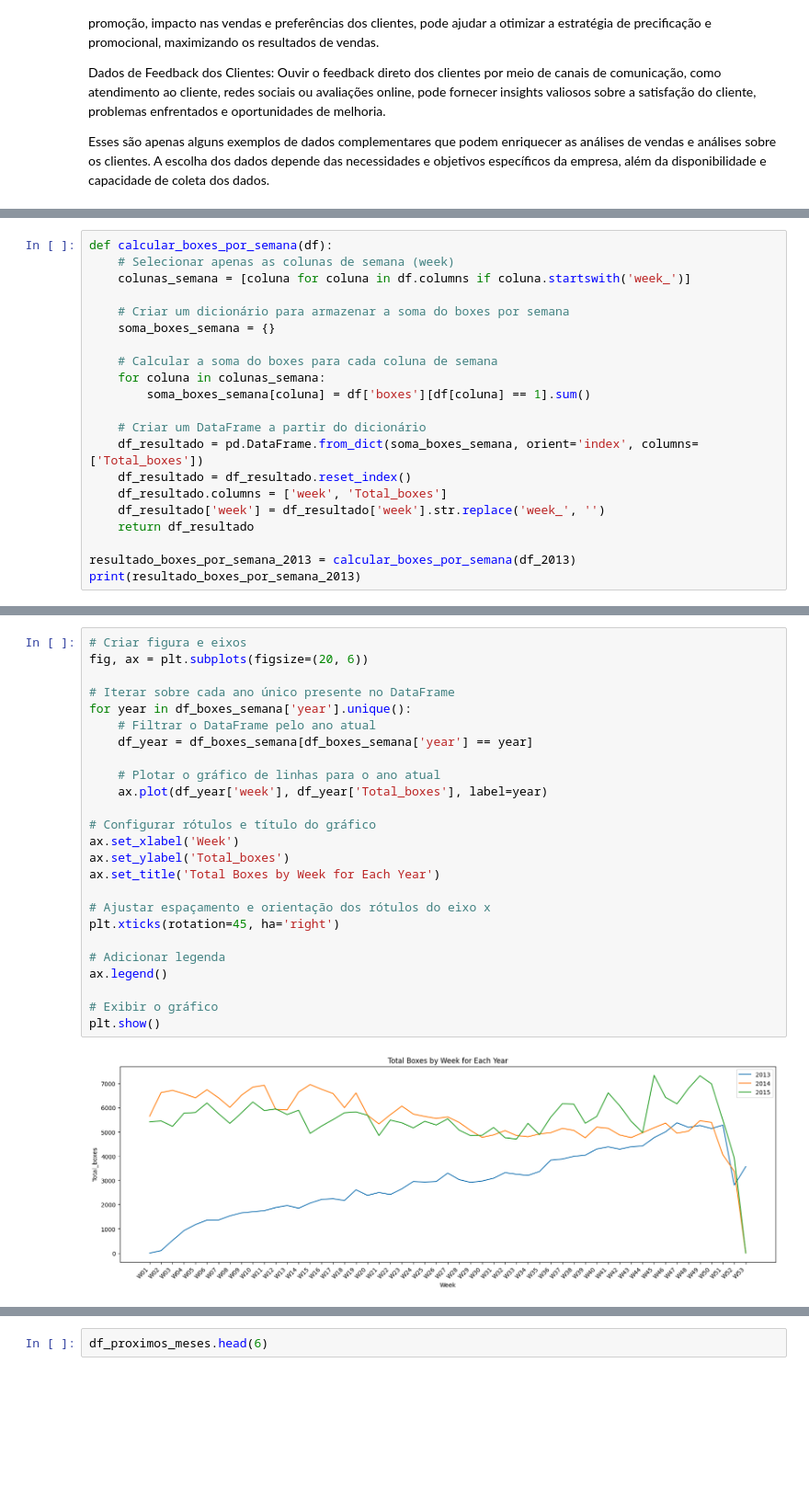
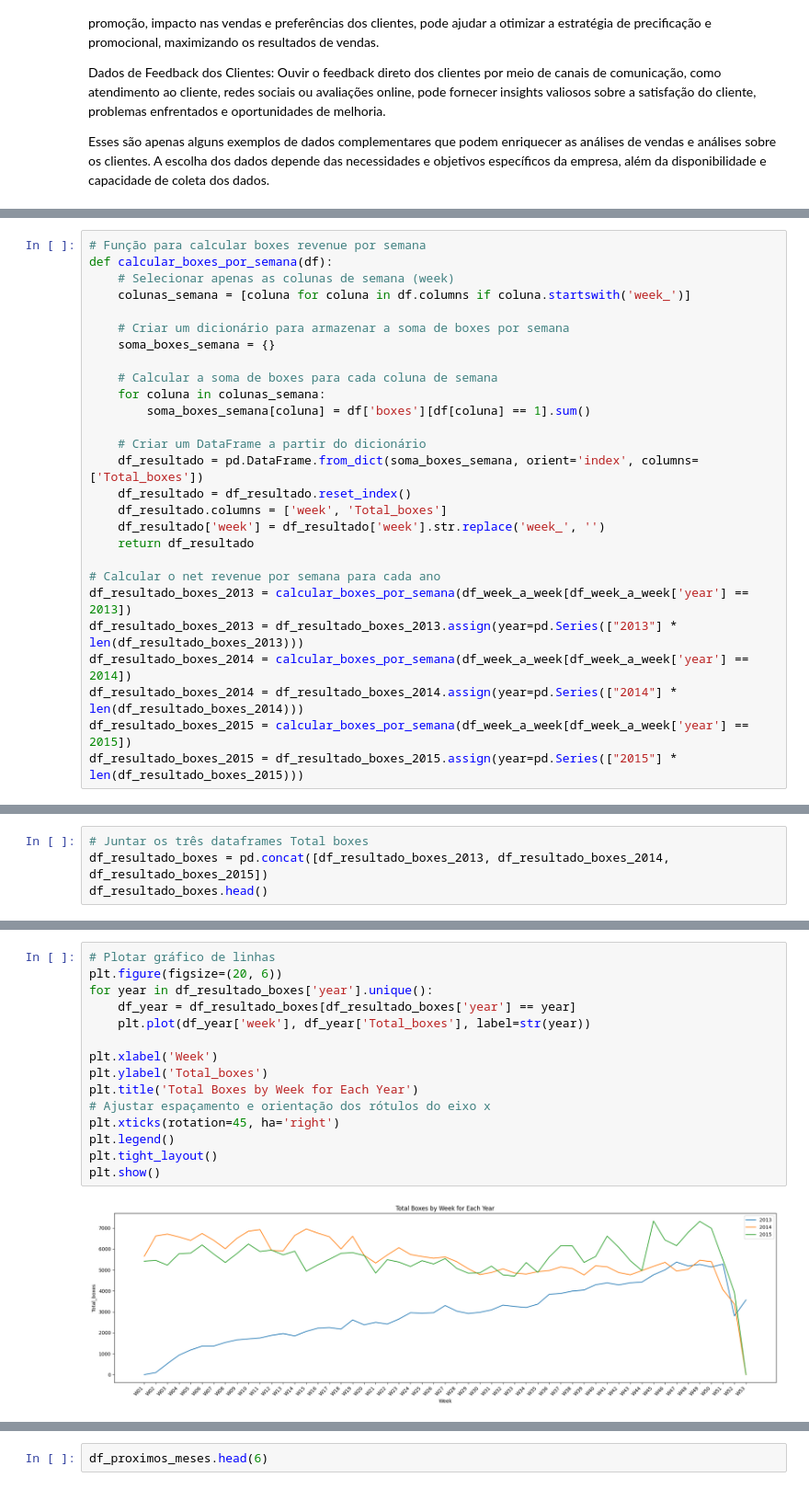
Before and after one commit to FabiBarbos/Churn, a Jupyter notebook: Olá,_este_é_o_Colaboratory.ipynb, the cells around one changed output, grey strips where cells are left out. Shown at 92% size. Drawn from its saved outputs; the diff is of its cells as text; blank space fills up the shorter version.

```diff
--- a/Olá,_este_é_o_Colaboratory.ipynb
+++ b/Olá,_este_é_o_Colaboratory.ipynb
@@ -299,12 +327,13 @@ print(resultado)
 # %%
+# Função para calcular boxes revenue por semana
 def calcular_boxes_por_semana(df):
     # Selecionar apenas as colunas de semana (week)
     colunas_semana = [coluna for coluna in df.columns if coluna.startswith('week_')]
 
-    # Criar um dicionário para armazenar a soma do boxes por semana
+    # Criar um dicionário para armazenar a soma de boxes por semana
     soma_boxes_semana = {}
 
-    # Calcular a soma do boxes para cada coluna de semana
+    # Calcular a soma de boxes para cada coluna de semana
     for coluna in colunas_semana:
         soma_boxes_semana[coluna] = df['boxes'][df[coluna] == 1].sum()
 
@@ -315,5 +344,10 @@ def calcular_boxes_por_semana(df):
     df_resultado['week'] = df_resultado['week'].str.replace('week_', '')
     return df_resultado
 
-resultado_boxes_por_semana_2013 = calcular_boxes_por_semana(df_2013)
-print(resultado_boxes_por_semana_2013)
+# Calcular o net revenue por semana para cada ano
+df_resultado_boxes_2013 = calcular_boxes_por_semana(df_week_a_week[df_week_a_week['year'] == 2013])
+df_resultado_boxes_2013 = df_resultado_boxes_2013.assign(year=pd.Series(["2013"] * len(df_resultado_boxes_2013)))
+df_resultado_boxes_2014 = calcular_boxes_por_semana(df_week_a_week[df_week_a_week['year'] == 2014])
+df_resultado_boxes_2014 = df_resultado_boxes_2014.assign(year=pd.Series(["2014"] * len(df_resultado_boxes_2014)))
+df_resultado_boxes_2015 = calcular_boxes_por_semana(df_week_a_week[df_week_a_week['year'] == 2015])
+df_resultado_boxes_2015 = df_resultado_boxes_2015.assign(year=pd.Series(["2015"] * len(df_resultado_boxes_2015)))
@@ -517,0 +354,4 @@ print(df_boxes_semana)
+# %%
+# Juntar os três dataframes Total boxes
+df_resultado_boxes = pd.concat([df_resultado_boxes_2013, df_resultado_boxes_2014, df_resultado_boxes_2015])
+df_resultado_boxes.head()
@@ -518,27 +365,17 @@ print(df_boxes_semana)
 # %%
-# Criar figura e eixos
-fig, ax = plt.subplots(figsize=(20, 6))
+# Plotar gráfico de linhas
+plt.figure(figsize=(20, 6))
+for year in df_resultado_boxes['year'].unique():
+    df_year = df_resultado_boxes[df_resultado_boxes['year'] == year]
+    plt.plot(df_year['week'], df_year['Total_boxes'], label=str(year))
 
-# Iterar sobre cada ano único presente no DataFrame
-for year in df_boxes_semana['year'].unique():
-    # Filtrar o DataFrame pelo ano atual
-    df_year = df_boxes_semana[df_boxes_semana['year'] == year]
-
-    # Plotar o gráfico de linhas para o ano atual
-    ax.plot(df_year['week'], df_year['Total_boxes'], label=year)
-
-# Configurar rótulos e título do gráfico
-ax.set_xlabel('Week')
-ax.set_ylabel('Total_boxes')
-ax.set_title('Total Boxes by Week for Each Year')
-
+plt.xlabel('Week')
+plt.ylabel('Total_boxes')
+plt.title('Total Boxes by Week for Each Year')
 # Ajustar espaçamento e orientação dos rótulos do eixo x
 plt.xticks(rotation=45, ha='right')
-
-# Adicionar legenda
-ax.legend()
-
-# Exibir o gráfico
+plt.legend()
+plt.tight_layout()
 plt.show()
 # %% [output]
-[figure, old version]
+[figure, new version]
```
Also changed, not shown: parts of 35 cells of this notebook.
